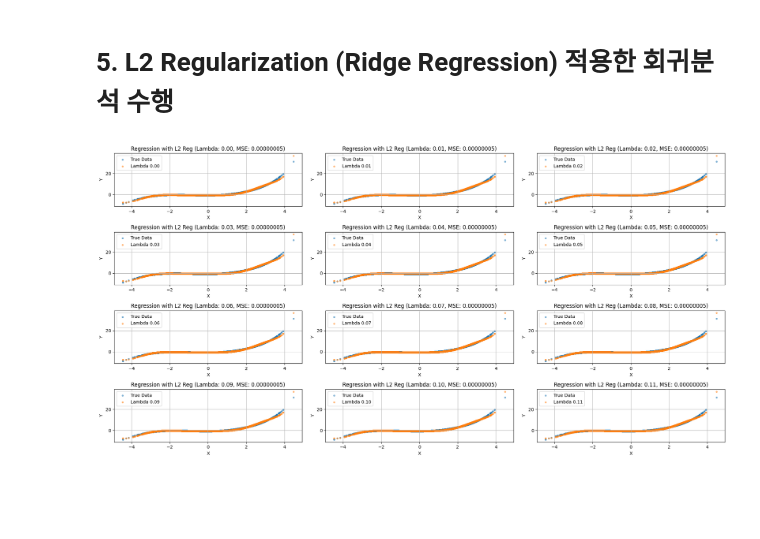
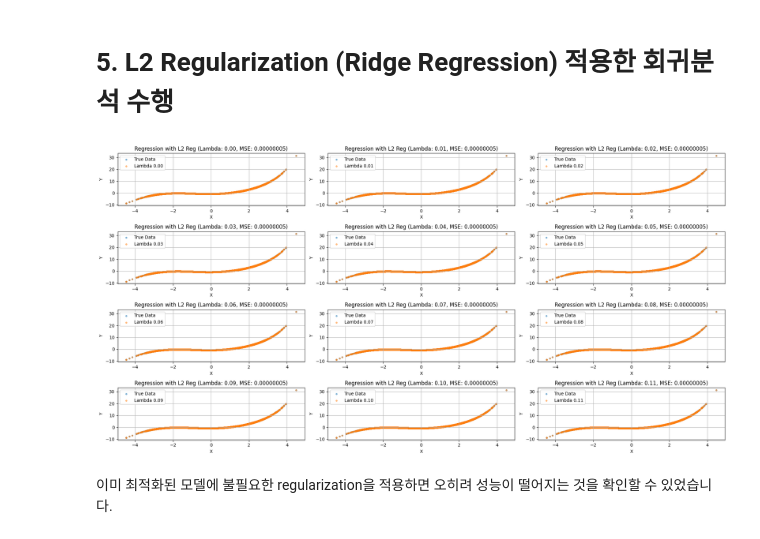
Before and after one commit to jiwon1202/2025_Mechanistic_Data_Science, a Jupyter notebook: 02_Regression/regularization_test.ipynb, the cells around one changed output. Cells and saved outputs as stored; diff of their text form; code cells hidden in the pictures; blank space fills up the shorter version.

```diff
--- a/02_Regression/regularization_test.ipynb
+++ b/02_Regression/regularization_test.ipynb
@@ -85,25 +85,27 @@ plt.show()
 # %%
 fig, axes = plt.subplots(4, 3, figsize=(20, 10))
 axes = axes.flatten()
 
 for idx, lam in enumerate(range(0, 12)):
     lam = 0.01 * lam
-    ridge_reg = make_pipeline(PolynomialFeatures(degree=poly_degree), Ridge(alpha=0.1))
+    ridge_reg = make_pipeline(PolynomialFeatures(degree=poly_degree), Ridge(alpha=lam))
     ridge_reg.fit(x, y)
 
     y_ridge = ridge_reg.predict(x)
     error = np.mean((y.ravel() - y_ridge) ** 2)
 
     ax = axes[idx]
     ax.scatter(x, y, s=10, label="True Data", alpha=0.5)
-    ax.scatter(x, y_lasso, s=10, label=f"Lambda {lam:.2f}", alpha=0.5)
+    ax.scatter(x, y_ridge, s=10, label=f"Lambda {lam:.2f}", alpha=0.5)
     ax.set_title(f"Regression with L2 Reg (Lambda: {lam:.2f}, MSE: {error:.8f})")
     ax.set_xlabel("X")
     ax.set_ylabel("Y")
     ax.legend()
     ax.grid(True)
 
 plt.tight_layout()
 plt.show()
 # %% [output]
-[figure, old version]
+[figure, new version]
+# %% [markdown]
+이미 최적화된 모델에 불필요한 regularization을 적용하면 오히려 성능이 떨어지는 것을 확인할 수 있었습니다.
```
